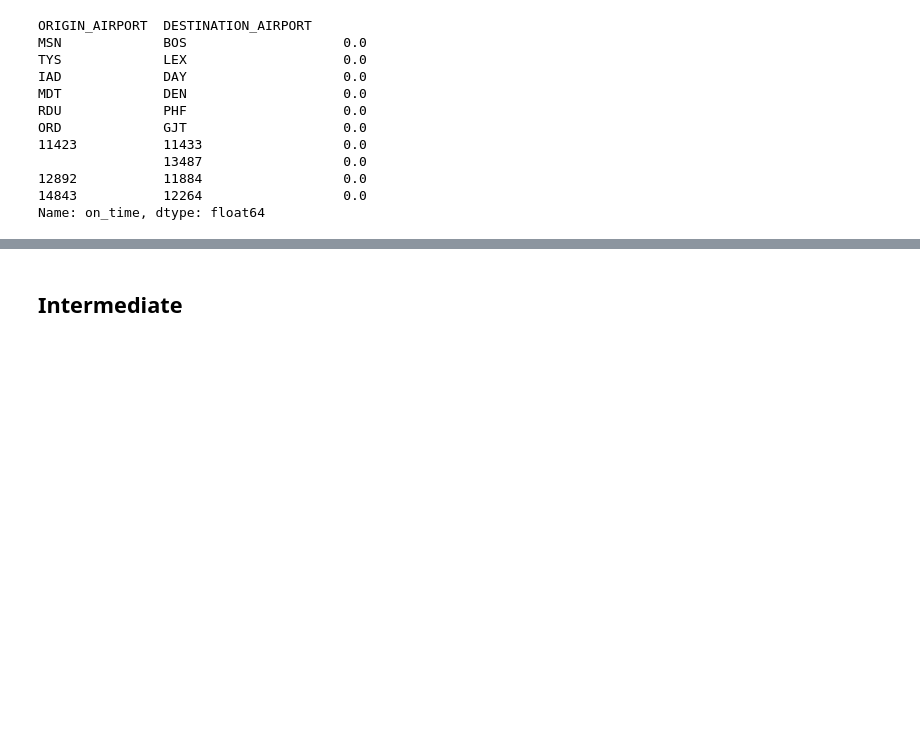
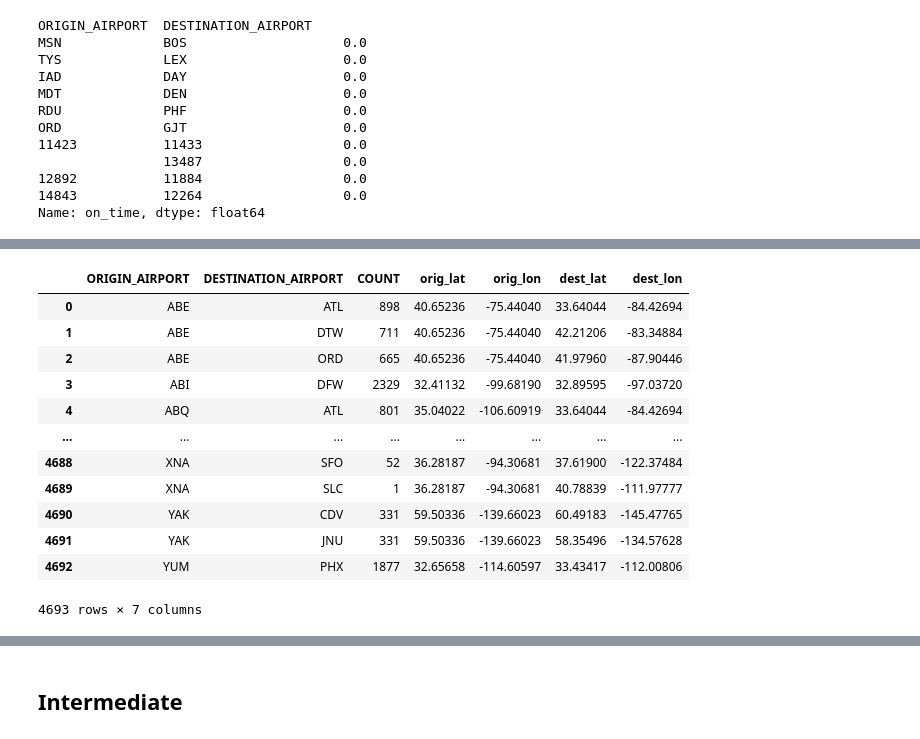
Before and after one commit to qigol/wikipedia-reversion, a Jupyter notebook: main.ipynb, the cells around one changed output, grey strips where cells are left out. Drawn from its saved outputs; the diff is of its cells as text; code cells hidden in the pictures; blank space fills up the shorter version.

```diff
--- a/main.ipynb
+++ b/main.ipynb
@@ -324,0 +254,26 @@ fig.show()  # pyright: ignore[reportUnknownMemberType]
+# %%
+routes = routes.merge(
+    airports[['IATA_CODE', 'LATITUDE', 'LONGITUDE']],
+    left_on='ORIGIN_AIRPORT', right_on='IATA_CODE'
+).rename(columns={'LATITUDE': 'orig_lat', 'LONGITUDE': 'orig_lon'}).drop(columns='IATA_CODE')
+
+routes = routes.merge(
+    airports[['IATA_CODE', 'LATITUDE', 'LONGITUDE']],
+    left_on='DESTINATION_AIRPORT', right_on='IATA_CODE'
+).rename(columns={'LATITUDE': 'dest_lat', 'LONGITUDE': 'dest_lon'}).drop(columns='IATA_CODE')
+# %%
+routes
+# %% [output]
+|  | ORIGIN_AIRPORT | DESTINATION_AIRPORT | COUNT | orig_lat | orig_lon | dest_lat | dest_lon |
+| 0 | ABE | ATL | 898 | 40.65236 | -75.44040 | 33.64044 | -84.42694 |
+| 1 | ABE | DTW | 711 | 40.65236 | -75.44040 | 42.21206 | -83.34884 |
+| 2 | ABE | ORD | 665 | 40.65236 | -75.44040 | 41.97960 | -87.90446 |
+| 3 | ABI | DFW | 2329 | 32.41132 | -99.68190 | 32.89595 | -97.03720 |
+| 4 | ABQ | ATL | 801 | 35.04022 | -106.60919 | 33.64044 | -84.42694 |
+| ... | ... | ... | ... | ... | ... | ... | ... |
+| 4688 | XNA | SFO | 52 | 36.28187 | -94.30681 | 37.61900 | -122.37484 |
+| 4689 | XNA | SLC | 1 | 36.28187 | -94.30681 | 40.78839 | -111.97777 |
+| 4690 | YAK | CDV | 331 | 59.50336 | -139.66023 | 60.49183 | -145.47765 |
+| 4691 | YAK | JNU | 331 | 59.50336 | -139.66023 | 58.35496 | -134.57628 |
+| 4692 | YUM | PHX | 1877 | 32.65658 | -114.60597 | 33.43417 | -112.00806 |
+4693 rows × 7 columns
```
Also changed, not shown: parts of 9 cells of this notebook.
